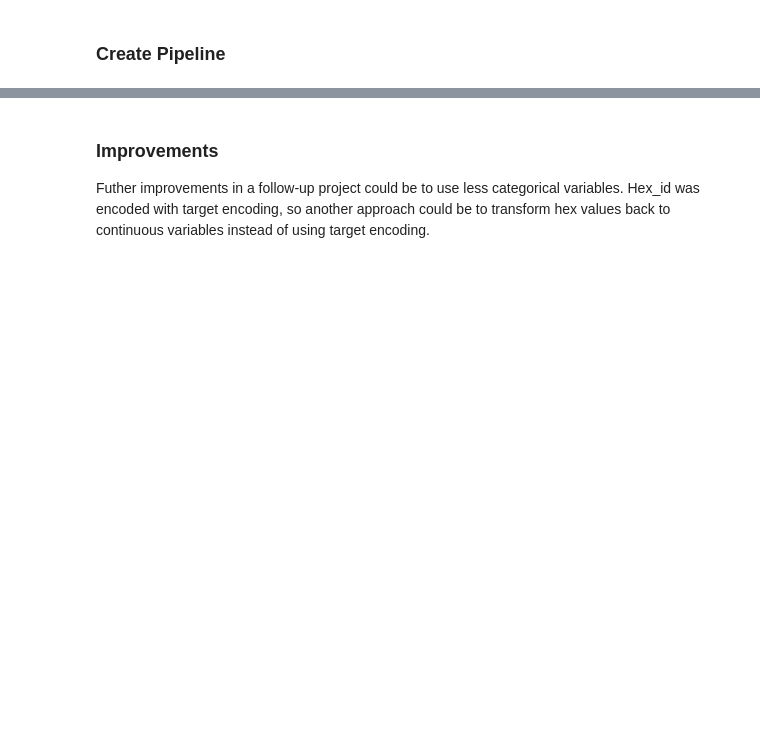
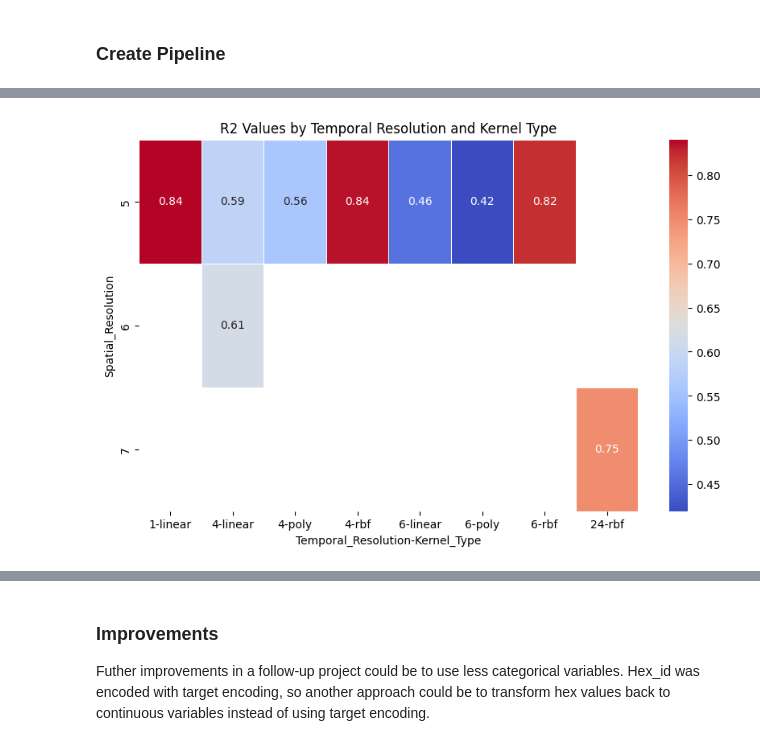
Before and after one commit to lniggemann/AAA_2023, a Jupyter notebook: 04a_support_vector_regression.ipynb, the cells around one changed output, grey strips where cells are left out. Cells and saved outputs as stored; diff of their text form; code cells hidden in the pictures; blank space fills up the shorter version.

```diff
--- a/04a_support_vector_regression.ipynb
+++ b/04a_support_vector_regression.ipynb
@@ -464,16 +256,0 @@ We decided to use resoltuion 5 and 6 for gridsearch as for a hexagon resolution
-# %%
-df = data_groups[1][1]
-
-df = df[['demand', 'pickup_hex']]
-
-df = df['pickup_hex'].value_counts()
-
-df.plot(kind='bar')
-
-# Set the plot labels and title
-plt.xlabel('Class')
-plt.ylabel('Count')
-plt.title('Class Counts')
-
-# Display the plot
-plt.show()
@@ -481,0 +261,17 @@ plt.show()
+# %%
+folder_path = 'data/svm_predictions/'
+results_df = pd.DataFrame()
+
+# List all CSV files in the folder
+csv_files = [file for file in os.listdir(folder_path) if file.endswith('.csv')]
+
+# Loop through each CSV file and concatenate them
+for csv_file in csv_files:
+    file_path = os.path.join(folder_path, csv_file)
+    df = pd.read_csv(file_path)
+    results_df = pd.concat([results_df, df], ignore_index=True)
+# %%
+results_df = results_df.drop(['Parameters', 'Unnamed: 0'], axis = 1)
+# %%
+sorted_df = results_df.sort_values(by='Spatial_Resolution', ascending=True)
+sorted_df
@@ -481,0 +289,11 @@ plt.show()
+# %%
+# Create a pivot table for better visualization
+pivot_table = sorted_df.pivot_table(index='Spatial_Resolution', columns=['Temporal_Resolution', 'Kernel_Type'], values='R2')
+
+# Set up the plot
+plt.figure(figsize=(10, 6))
+sns.heatmap(pivot_table, annot=True, cmap='coolwarm', linewidths=0.5)
+plt.title('R2 Values by Temporal Resolution and Kernel Type')
+plt.show()
+# %% [output]
+[figure, added]
```
Also changed, not shown: parts of 39 cells of this notebook, 2 other files.
